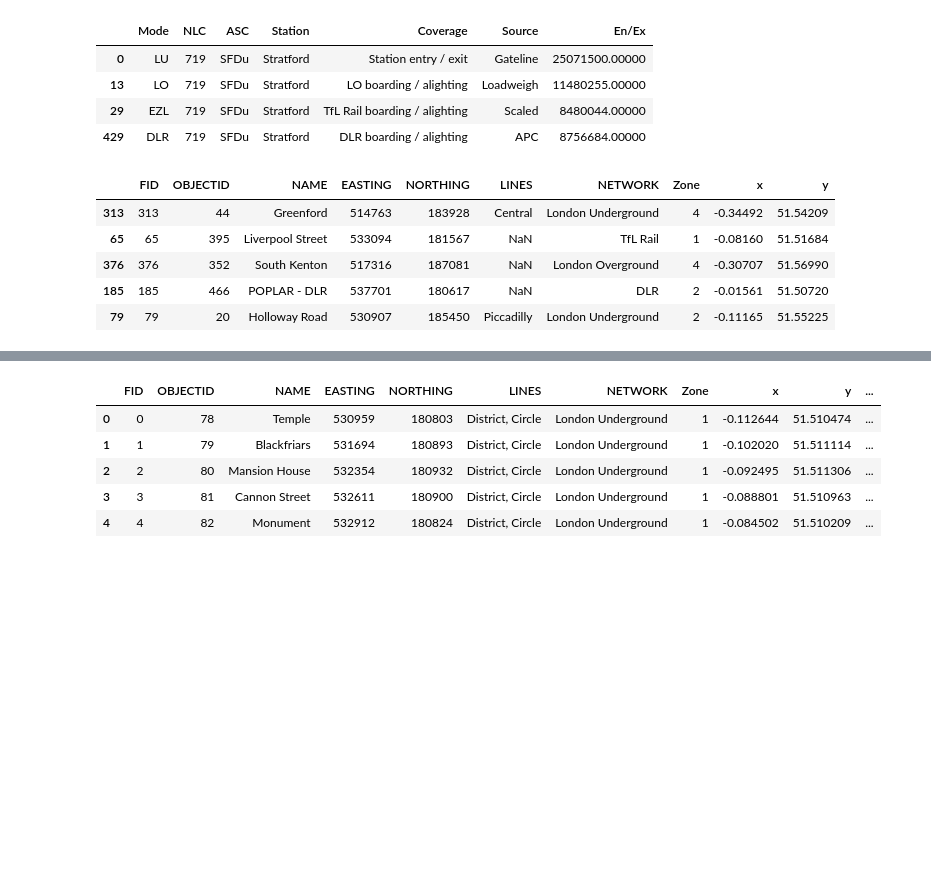
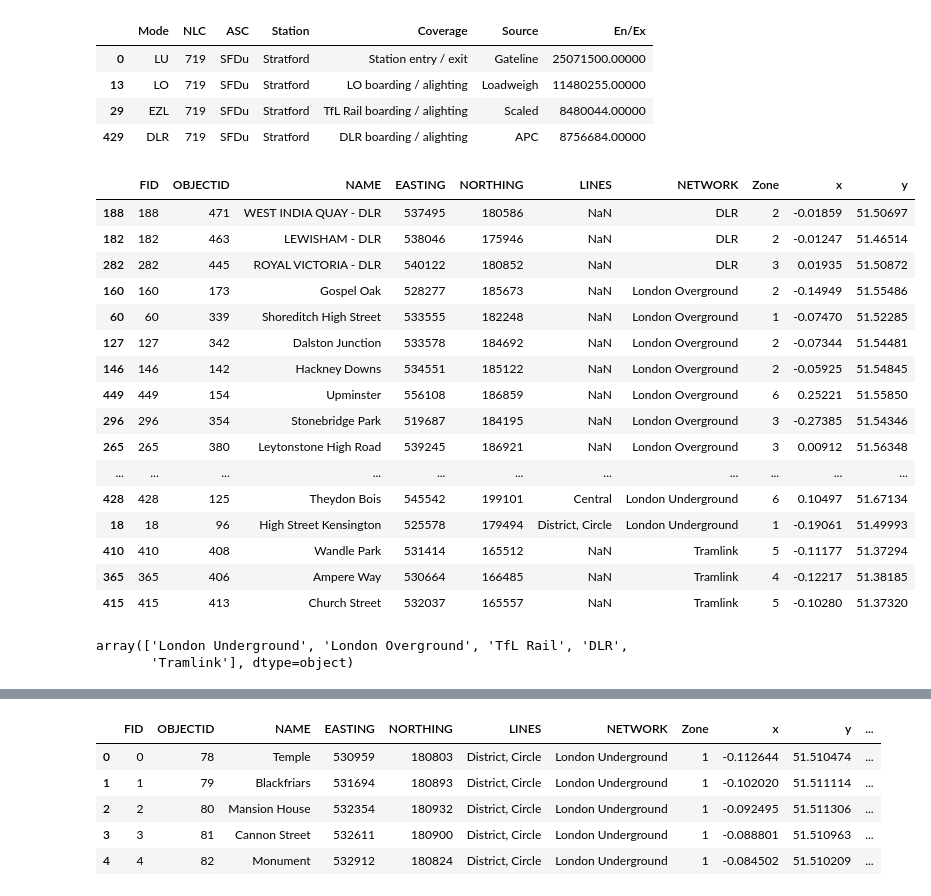
Before and after one commit to Osakwe1/TFL_Stations, a Jupyter notebook: TFL_Stations.ipynb, the cells around one changed output, grey strips where cells are left out. Saved outputs shown, nothing was run; the diff lists cells and outputs as text; code cells hidden in the pictures; blank space fills up the shorter version.

```diff
--- a/TFL_Stations.ipynb
+++ b/TFL_Stations.ipynb
@@ -183,11 +366,28 @@ df.loc[df['Station'] == 'Stratford']
 | 429 | DLR | 719 | SFDu | Stratford | DLR boarding / alighting | APC | 8756684.00000 |
 # %%
 df1 = pd.read_csv('Stations_20180921.csv')
-df1.sample(5)
+df1.sample(40).sort_values('NETWORK')
+# df1.shape
 # %% [output]
 |  | FID | OBJECTID | NAME | EASTING | NORTHING | LINES | NETWORK | Zone | x | y |
-| 313 | 313 | 44 | Greenford | 514763 | 183928 | Central | London Underground | 4 | -0.34492 | 51.54209 |
-| 65 | 65 | 395 | Liverpool Street | 533094 | 181567 | NaN | TfL Rail | 1 | -0.08160 | 51.51684 |
-| 376 | 376 | 352 | South Kenton | 517316 | 187081 | NaN | London Overground | 4 | -0.30707 | 51.56990 |
-| 185 | 185 | 466 | POPLAR - DLR | 537701 | 180617 | NaN | DLR | 2 | -0.01561 | 51.50720 |
-| 79 | 79 | 20 | Holloway Road | 530907 | 185450 | Piccadilly | London Underground | 2 | -0.11165 | 51.55225 |
+| 188 | 188 | 471 | WEST INDIA QUAY - DLR | 537495 | 180586 | NaN | DLR | 2 | -0.01859 | 51.50697 |
+| 182 | 182 | 463 | LEWISHAM - DLR | 538046 | 175946 | NaN | DLR | 2 | -0.01247 | 51.46514 |
+| 282 | 282 | 445 | ROYAL VICTORIA - DLR | 540122 | 180852 | NaN | DLR | 3 | 0.01935 | 51.50872 |
+| 160 | 160 | 173 | Gospel Oak | 528277 | 185673 | NaN | London Overground | 2 | -0.14949 | 51.55486 |
+| 60 | 60 | 339 | Shoreditch High Street | 533555 | 182248 | NaN | London Overground | 1 | -0.07470 | 51.52285 |
+| 127 | 127 | 342 | Dalston Junction | 533578 | 184692 | NaN | London Overground | 2 | -0.07344 | 51.54481 |
+| 146 | 146 | 142 | Hackney Downs | 534551 | 185122 | NaN | London Overground | 2 | -0.05925 | 51.54845 |
+| 449 | 449 | 154 | Upminster | 556108 | 186859 | NaN | London Overground | 6 | 0.25221 | 51.55850 |
+| 296 | 296 | 354 | Stonebridge Park | 519687 | 184195 | NaN | London Overground | 3 | -0.27385 | 51.54346 |
+| 265 | 265 | 380 | Leytonstone High Road | 539245 | 186921 | NaN | London Overground | 3 | 0.00912 | 51.56348 |
+| ... | ... | ... | ... | ... | ... | ... | ... | ... | ... | ... |
+| 428 | 428 | 125 | Theydon Bois | 545542 | 199101 | Central | London Underground | 6 | 0.10497 | 51.67134 |
+| 18 | 18 | 96 | High Street Kensington | 525578 | 179494 | District, Circle | London Underground | 1 | -0.19061 | 51.49993 |
+| 410 | 410 | 408 | Wandle Park | 531414 | 165512 | NaN | Tramlink | 5 | -0.11177 | 51.37294 |
+| 365 | 365 | 406 | Ampere Way | 530664 | 166485 | NaN | Tramlink | 4 | -0.12217 | 51.38185 |
+| 415 | 415 | 413 | Church Street | 532037 | 165557 | NaN | Tramlink | 5 | -0.10280 | 51.37320 |
+# %%
+df1.NETWORK.unique()
+# %% [output]
+array(['London Underground', 'London Overground', 'TfL Rail', 'DLR',
+       'Tramlink'], dtype=object)
```
Also changed, not shown: parts of 21 cells of this notebook, 13 other files.
